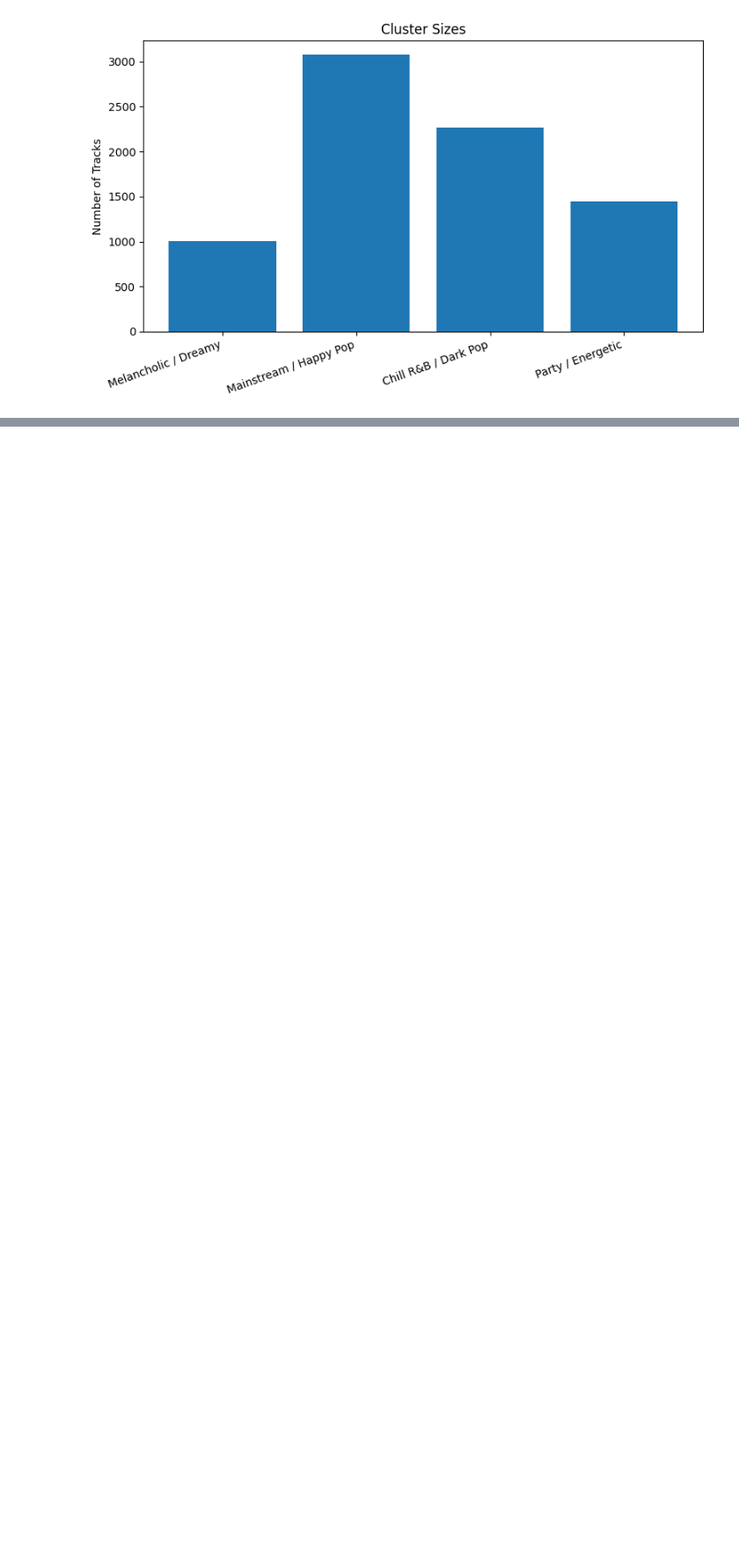
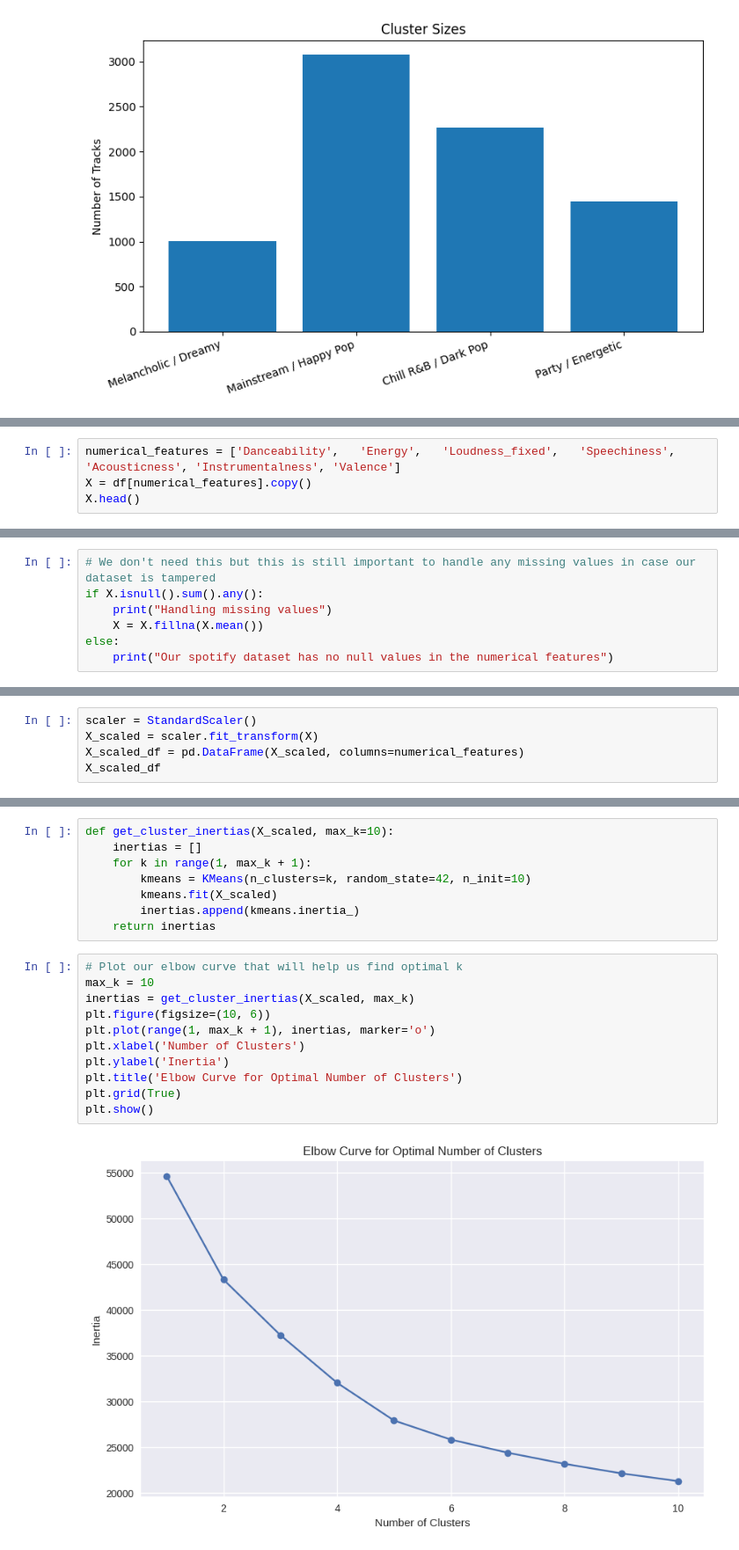
Before and after one commit to ashrafbadalof/Spotify-Project, a Jupyter notebook: AML_CW_Spotify_Mood_Clustering.ipynb, the cells around one changed output, grey strips where cells are left out. Shown at 88% size. Saved outputs shown, nothing was run; the diff lists cells and outputs as text; blank space fills up the shorter version.

```diff
--- a/AML_CW_Spotify_Mood_Clustering.ipynb
+++ b/AML_CW_Spotify_Mood_Clustering.ipynb
@@ -751,0 +864,4 @@ plt.show()
+# %%
+numerical_features = ['Danceability',	'Energy',	'Loudness_fixed',	'Speechiness', 	'Acousticness',	'Instrumentalness',	'Valence']
+X = df[numerical_features].copy()
+X.head()
@@ -751,0 +887,7 @@ plt.show()
+# %%
+# We don't need this but this is still important to handle any missing values in case our dataset is tampered
+if X.isnull().sum().any():
+    print("Handling missing values")
+    X = X.fillna(X.mean())
+else:
+    print("Our spotify dataset has no null values in the numerical features")
@@ -751,0 +898,5 @@ plt.show()
+# %%
+scaler = StandardScaler()
+X_scaled = scaler.fit_transform(X)
+X_scaled_df = pd.DataFrame(X_scaled, columns=numerical_features)
+X_scaled_df
@@ -751,0 +942,21 @@ plt.show()
+# %%
+def get_cluster_inertias(X_scaled, max_k=10):
+    inertias = []
+    for k in range(1, max_k + 1):
+        kmeans = KMeans(n_clusters=k, random_state=42, n_init=10)
+        kmeans.fit(X_scaled)
+        inertias.append(kmeans.inertia_)
+    return inertias
+# %%
+# Plot our elbow curve that will help us find optimal k
+max_k = 10
+inertias = get_cluster_inertias(X_scaled, max_k)
+plt.figure(figsize=(10, 6))
+plt.plot(range(1, max_k + 1), inertias, marker='o')
+plt.xlabel('Number of Clusters')
+plt.ylabel('Inertia')
+plt.title('Elbow Curve for Optimal Number of Clusters')
+plt.grid(True)
+plt.show()
+# %% [output]
+[figure, added]
```
Also changed, not shown: parts of 26 cells of this notebook.
